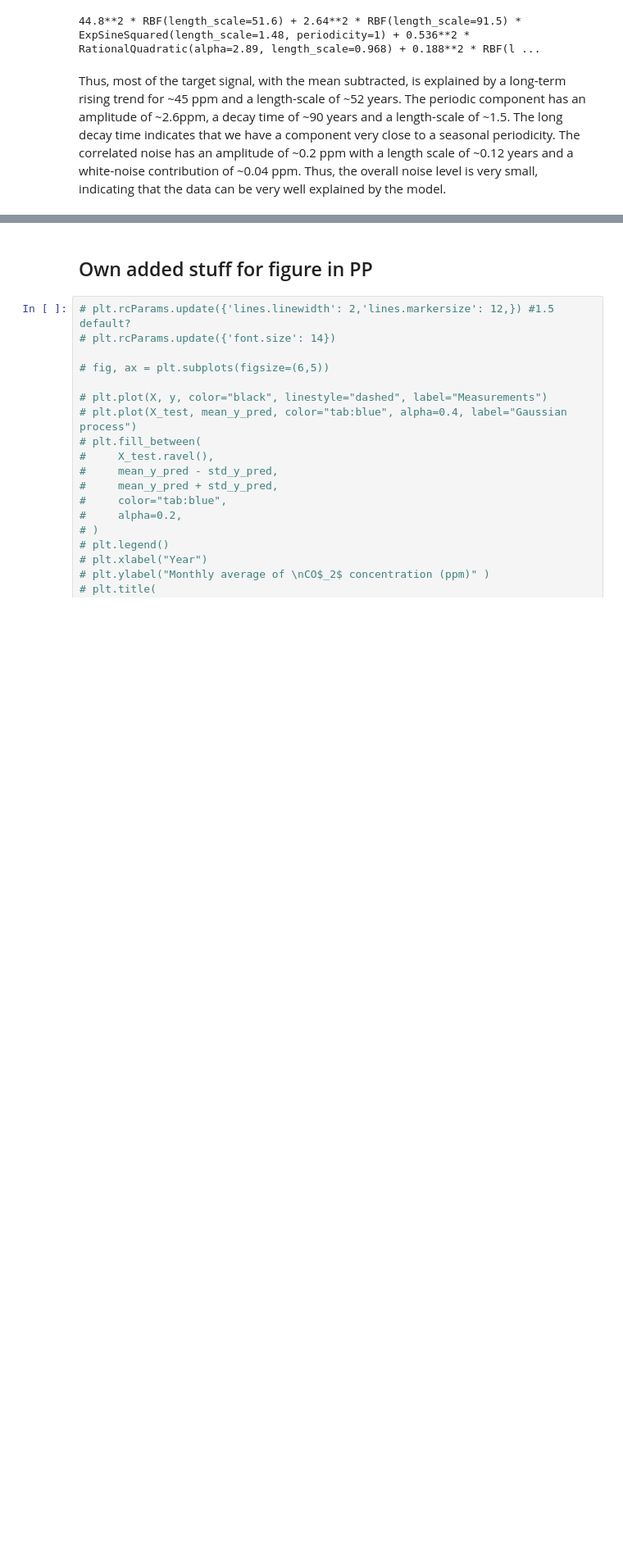
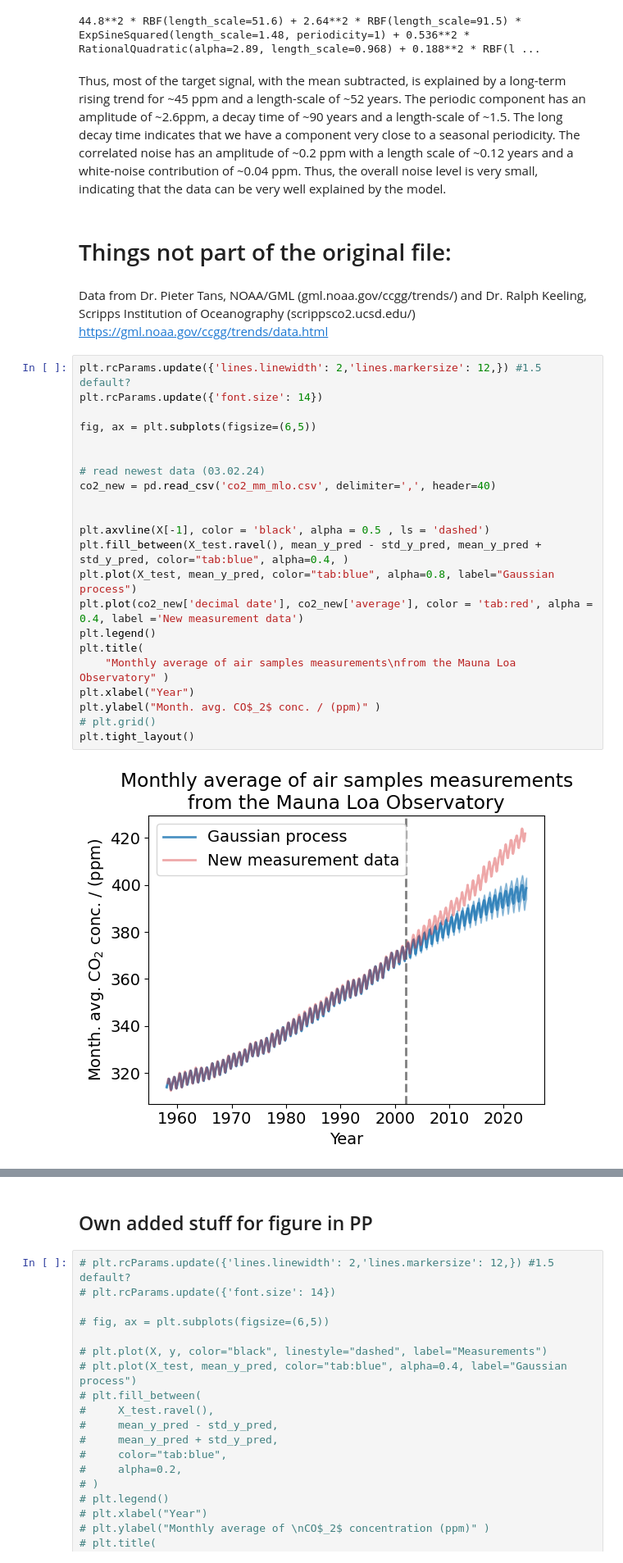
Before and after one commit to sebastian-k-physics/SciML_Gaussian_Processes, a Jupyter notebook: scikit-learn_example_plot_gpr_co2.ipynb, the cells around one changed output, grey strips where cells are left out. Shown at 82% size. Drawn from its saved outputs; the diff is of its cells as text; blank space fills up the shorter version.

```diff
--- a/scikit-learn_example_plot_gpr_co2.ipynb
+++ b/scikit-learn_example_plot_gpr_co2.ipynb
@@ -238,3 +238,31 @@ component very close to a seasonal periodicity. The correlated noise has an
 amplitude of ~0.2 ppm with a length scale of ~0.12 years and a white-noise
 contribution of ~0.04 ppm. Thus, the overall noise level is very small,
 indicating that the data can be very well explained by the model.
+# %% [markdown]
+# Things not part of the original file:
+# %% [markdown]
+Data from Dr. Pieter Tans, NOAA/GML (gml.noaa.gov/ccgg/trends/) and Dr. Ralph Keeling, Scripps Institution of Oceanography (scrippsco2.ucsd.edu/) https://gml.noaa.gov/ccgg/trends/data.html
+# %%
+plt.rcParams.update({'lines.linewidth': 2,'lines.markersize': 12,}) #1.5 default?
+plt.rcParams.update({'font.size': 14})
+
+fig, ax = plt.subplots(figsize=(6,5))
+
+
+# read newest data (03.02.24)
+co2_new = pd.read_csv('co2_mm_mlo.csv', delimiter=',', header=40)
+
+
+plt.axvline(X[-1], color = 'black', alpha = 0.5 , ls = 'dashed')
+plt.fill_between(X_test.ravel(), mean_y_pred - std_y_pred, mean_y_pred + std_y_pred, color="tab:blue", alpha=0.4, )
+plt.plot(X_test, mean_y_pred, color="tab:blue", alpha=0.8, label="Gaussian process")
+plt.plot(co2_new['decimal date'], co2_new['average'], color = 'tab:red', alpha = 0.4, label ='New measurement data')
+plt.legend()
+plt.title(
+    "Monthly average of air samples measurements\nfrom the Mauna Loa Observatory" )
+plt.xlabel("Year")
+plt.ylabel("Month. avg. CO$_2$ conc. / (ppm)" )
+# plt.grid()
+plt.tight_layout()
+# %% [output]
+[figure, added]
```
Also changed, not shown: parts of 1 cell of this notebook, 3 other files.
